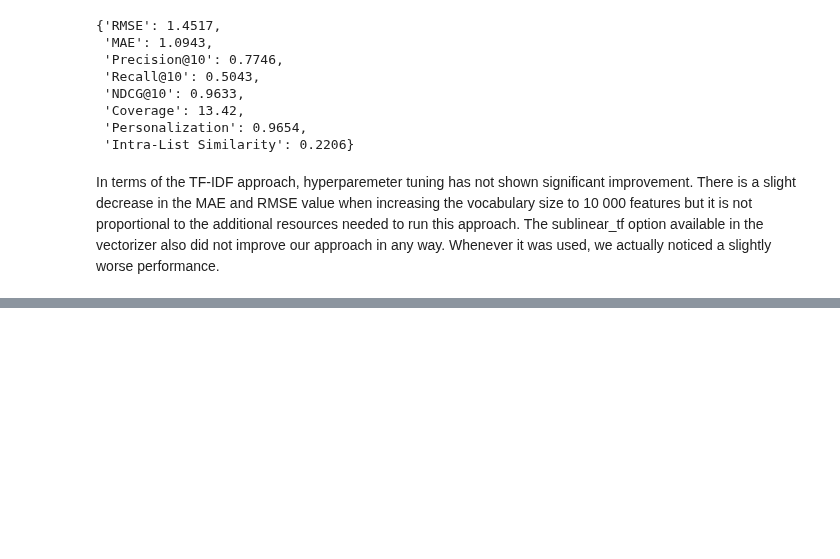
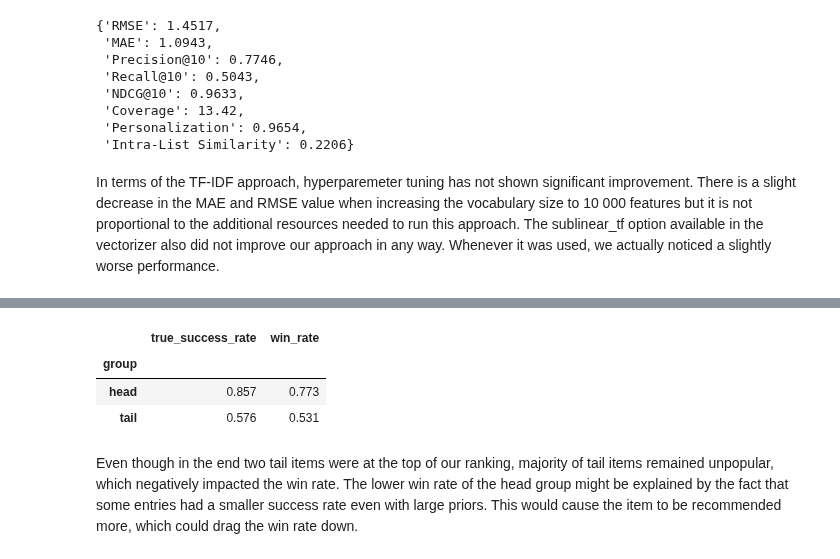
Before and after one commit to rubendjg/Anime-Recommendation-System, a Jupyter notebook: modeling/modeling.ipynb, the cells around one changed output, grey strips where cells are left out. Cells and saved outputs as stored; diff of their text form; code cells hidden in the pictures; blank space fills up the shorter version.

```diff
--- a/modeling/modeling.ipynb
+++ b/modeling/modeling.ipynb
@@ -1999,0 +2162,10 @@ In terms of the TF-IDF approach, hyperparemeter tuning has not shown significant
+# %%
+# Head vs tail: did the bandit surface quality tail items?
+win_rates_bandit.groupby('group')[['true_success_rate', 'win_rate']].mean().round(3)
+# %% [output]
+|  | true_success_rate | win_rate |
+| group |  |  |
+| head | 0.857 | 0.773 |
+| tail | 0.576 | 0.531 |
+# %% [markdown]
+Even though in the end two tail items were at the top of our ranking, majority of tail items remained unpopular, which negatively impacted the win rate. The lower win rate of the head group might be explained by the fact that some entries had a smaller success rate even with large priors. This would cause the item to be recommended more, which could drag the win rate down.
```
Also changed, not shown: parts of 12 cells of this notebook.
